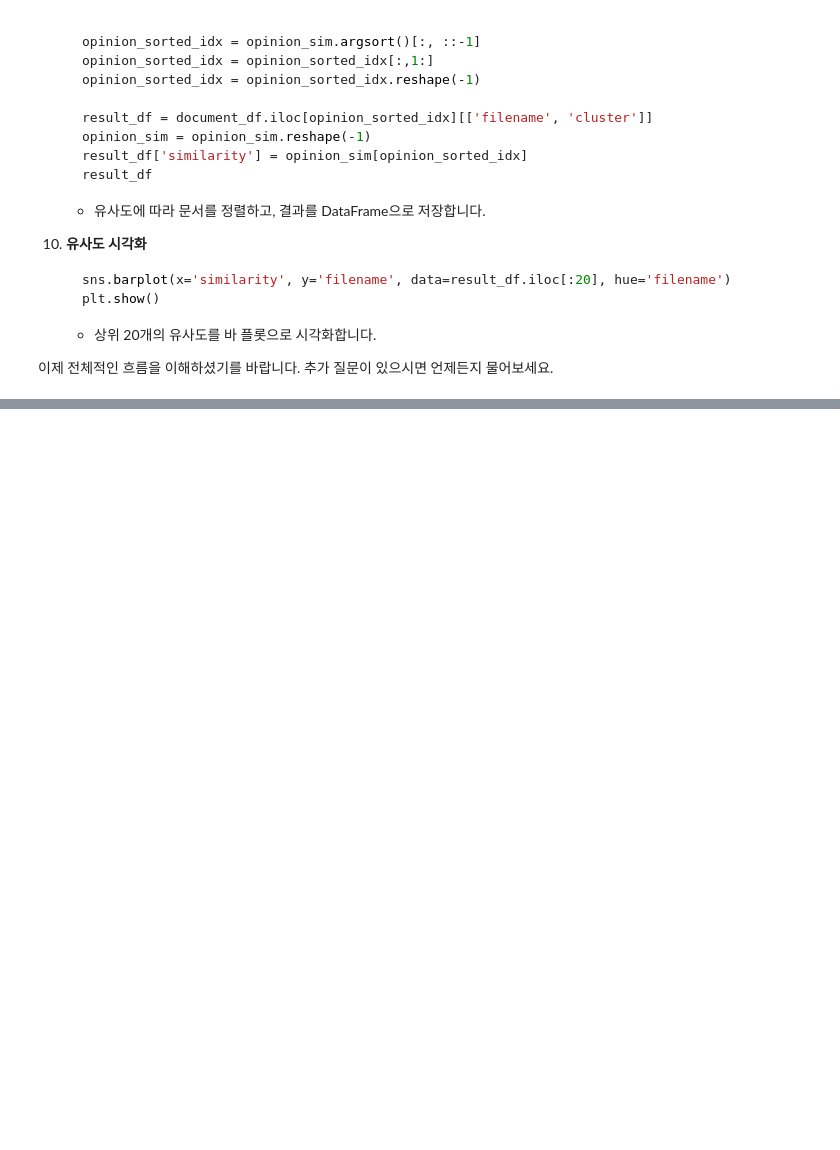
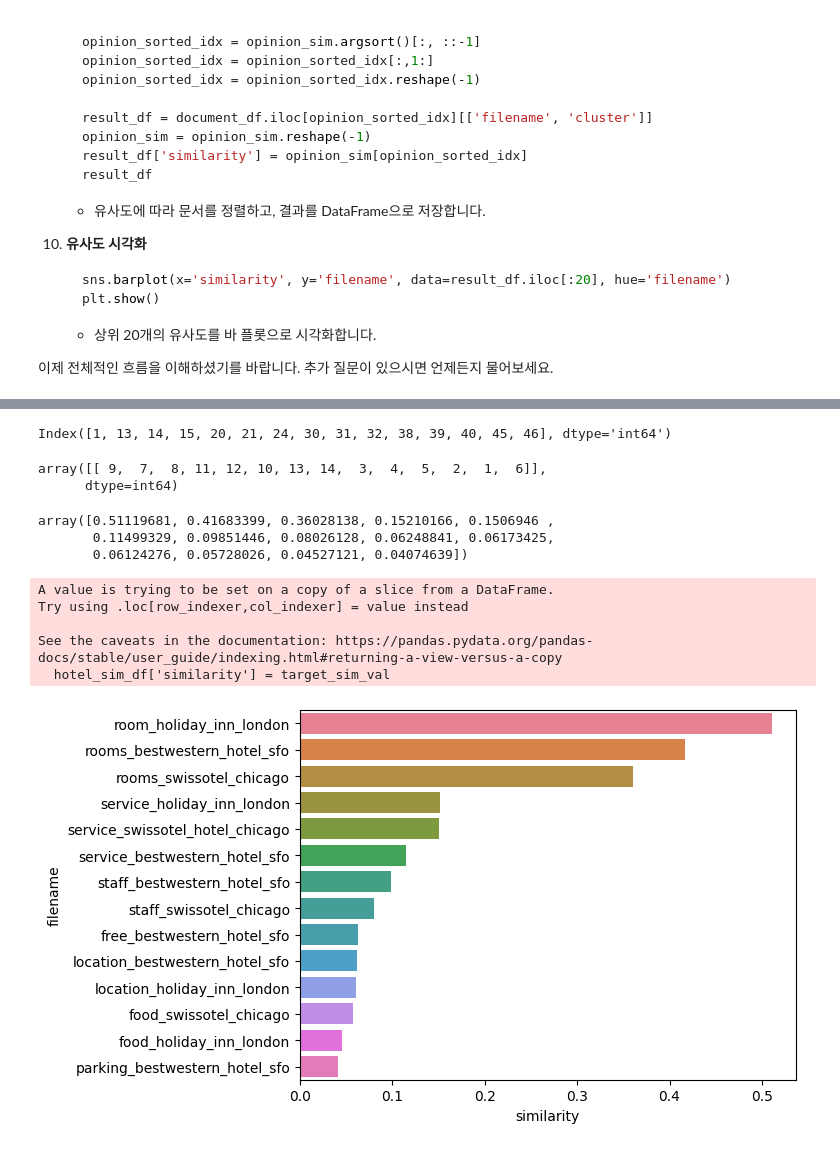
Before and after one commit to ohdyo/AI-learning, a Jupyter notebook: NLP/01_text_analysis/04_document_similarity.ipynb, the cells around one changed output, grey strips where cells are left out. Drawn from its saved outputs; the diff is of its cells as text; code cells hidden in the pictures; blank space fills up the shorter version.

```diff
--- a/NLP/01_text_analysis/04_document_similarity.ipynb
+++ b/NLP/01_text_analysis/04_document_similarity.ipynb
@@ -292,0 +326,40 @@ from sklearn.metrics.pairwise import cosine_similarity
+# %%
+# 호텔관련 리뷰 추출 (A)
+hotel_index = document_df[document_df['cluster']==1].index
+print(hotel_index)
+
+# A에서 기준이 될 문서로 0번째 문서 지정
+base_index = hotel_index[0]
+
+# 호텔관련 리뷰 중 유사도 높은 순으로 정렬
+target_sim = cosine_similarity(opinions_vecs[base_index], opinions_vecs[hotel_index])
+
+target_sorted_idx = target_sim.argsort()[:, ::-1]
+target_sorted_idx = target_sorted_idx[:, 1:]  # 자기 자신 제거
+display(target_sorted_idx)
+
+hotel_sorted_idx = hotel_index[target_sorted_idx.reshape(-1)]
+
+target_sim_val = np.sort(target_sim.reshape(-1))[::-1]
+target_sim_val = target_sim_val[1:]
+display(target_sim_val)
+
+hotel_sim_df = document_df.iloc[hotel_sorted_idx]
+hotel_sim_df['similarity'] = target_sim_val
+
+# 시각화 ''''
+sns.barplot(x='similarity', y='filename', data=hotel_sim_df.iloc[:20], hue='filename')
+plt.show()
+# %% [output]
+Index([1, 13, 14, 15, 20, 21, 24, 30, 31, 32, 38, 39, 40, 45, 46], dtype='int64')
+array([[ 9,  7,  8, 11, 12, 10, 13, 14,  3,  4,  5,  2,  1,  6]],
+      dtype=int64)
+array([0.51119681, 0.41683399, 0.36028138, 0.15210166, 0.1506946 ,
+       0.11499329, 0.09851446, 0.08026128, 0.06248841, 0.06173425,
+       0.06124276, 0.05728026, 0.04527121, 0.04074639])
+A value is trying to be set on a copy of a slice from a DataFrame.
+Try using .loc[row_indexer,col_indexer] = value instead
+
+See the caveats in the documentation: https://pandas.pydata.org/pandas-docs/stable/user_guide/indexing.html#returning-a-view-versus-a-copy
+  hotel_sim_df['similarity'] = target_sim_val
+[figure, added]
```
Also changed, not shown: parts of 1 cell of this notebook, 6 other files.
